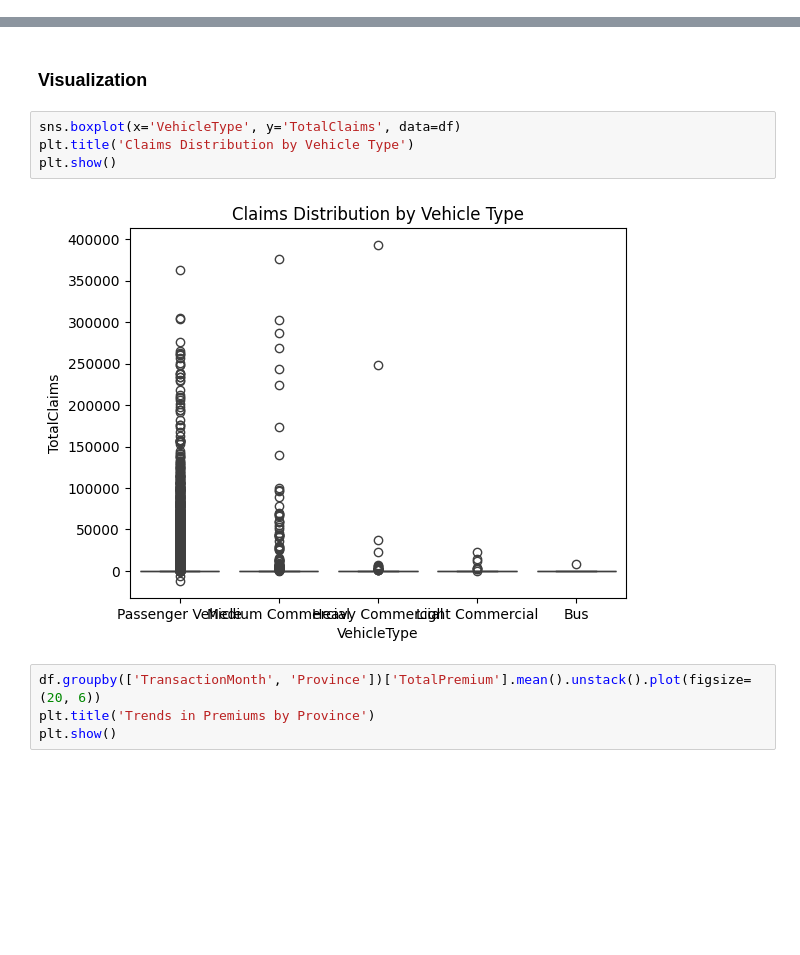
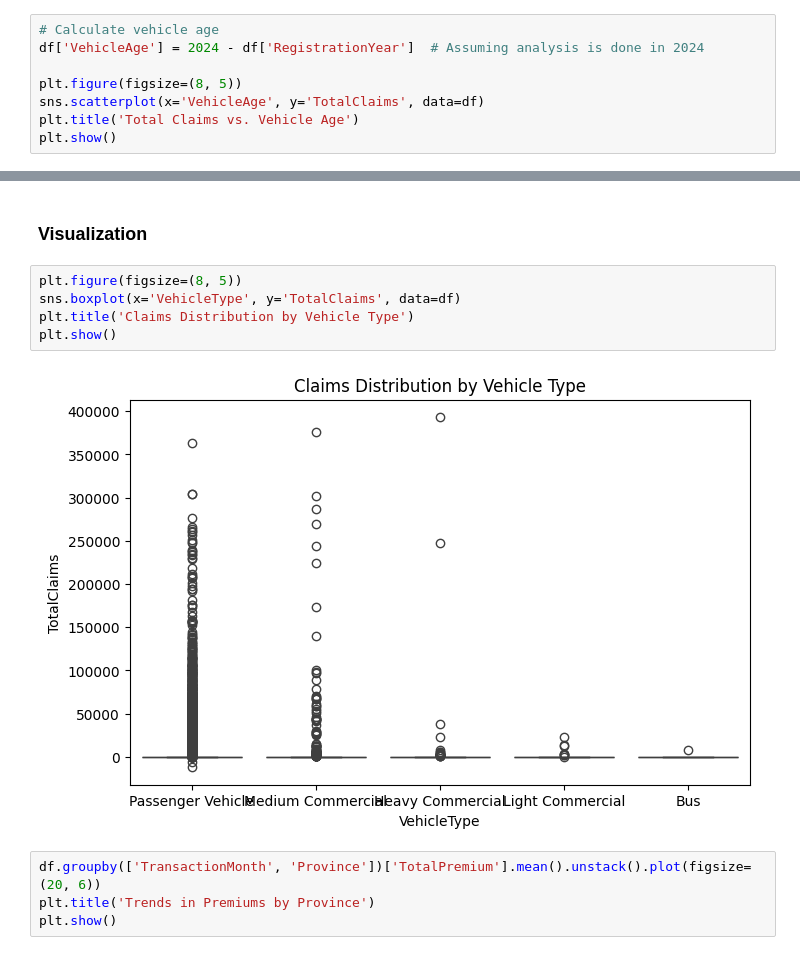
Before and after one commit to rinamoh/Kifiya-AIM-Week_3, a Jupyter notebook: notebooks/EDA.ipynb, the cells around one changed output, grey strips where cells are left out. Cells and saved outputs as stored; diff of their text form; blank space fills up the shorter version.

Commit message:
Added Vehicle Age to the Analysis

```diff
--- a/notebooks/EDA.ipynb
+++ b/notebooks/EDA.ipynb
@@ -176,0 +215,8 @@ plt.show()
+# %%
+# Calculate vehicle age
+df['VehicleAge'] = 2024 - df['RegistrationYear']  # Assuming analysis is done in 2024
+
+plt.figure(figsize=(8, 5))
+sns.scatterplot(x='VehicleAge', y='TotalClaims', data=df)
+plt.title('Total Claims vs. Vehicle Age')
+plt.show()
@@ -237,11 +285,12 @@ plt.show()
 # %% [markdown]
 ### Visualization
 # %%
+plt.figure(figsize=(8, 5))
 sns.boxplot(x='VehicleType', y='TotalClaims', data=df)
 plt.title('Claims Distribution by Vehicle Type')
 plt.show()
 # %% [output]
-[figure, old version]
+[figure, new version]
 # %%
 df.groupby(['TransactionMonth', 'Province'])['TotalPremium'].mean().unstack().plot(figsize=(20, 6))
 plt.title('Trends in Premiums by Province')
```
Also changed, not shown: parts of 19 cells of this notebook.
